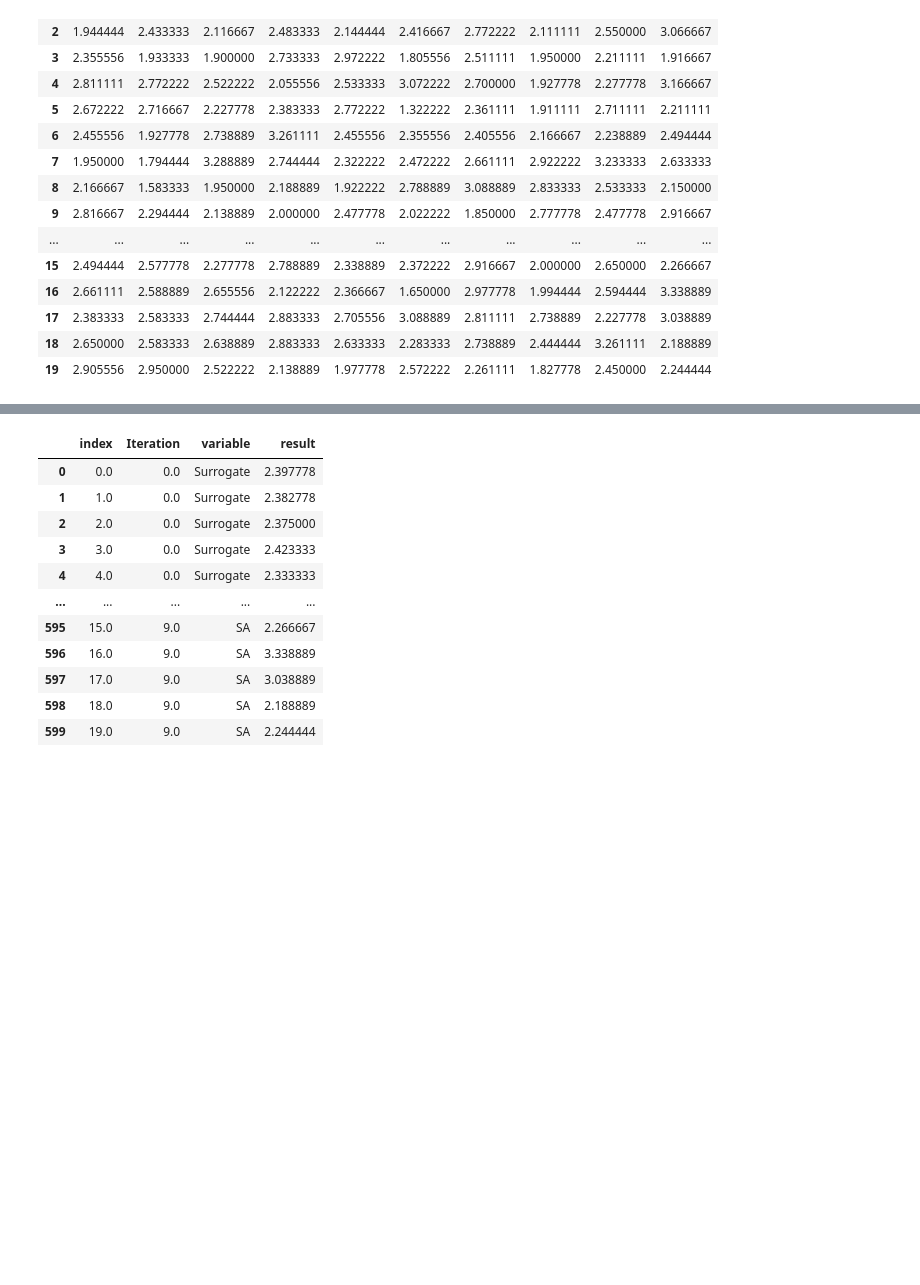
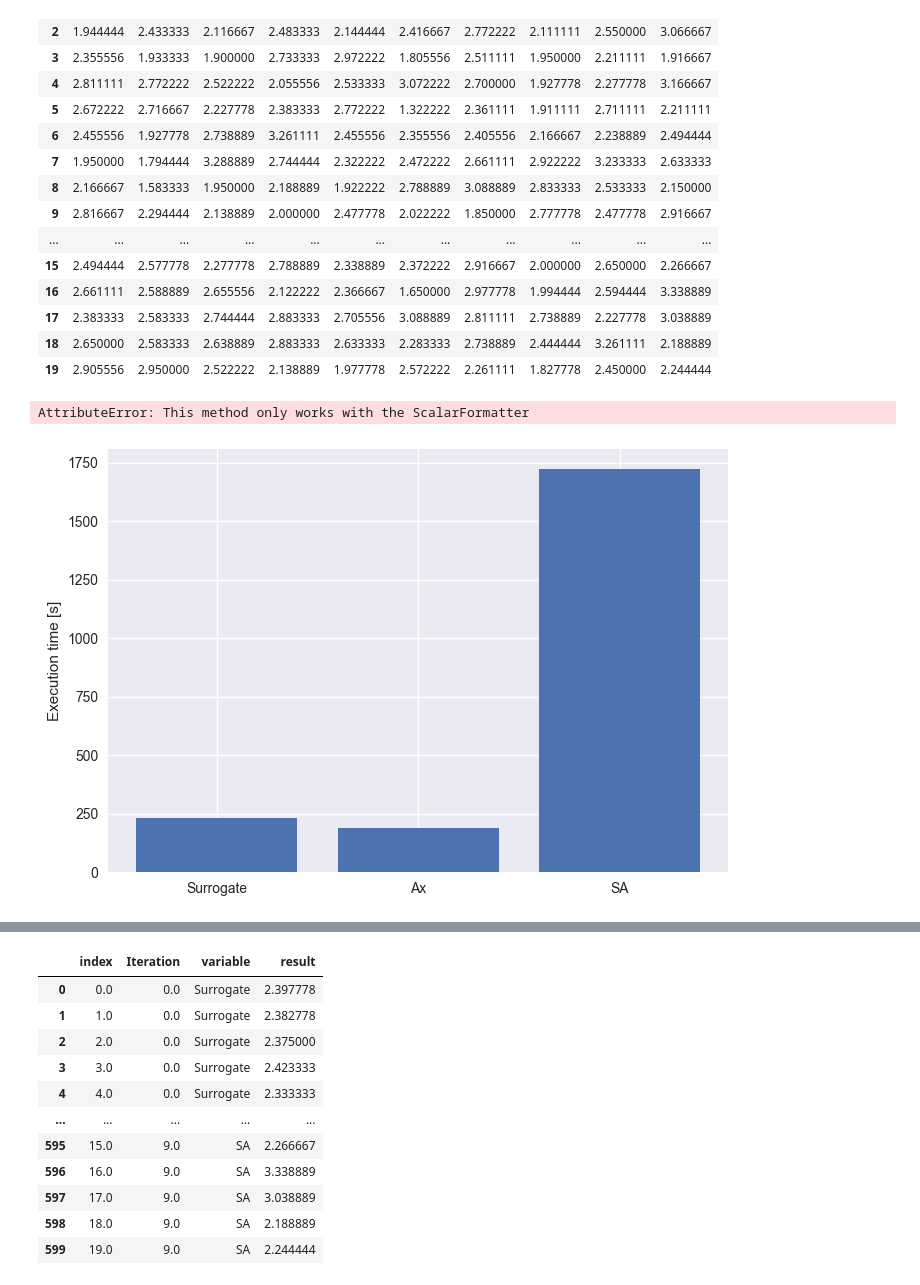
Before and after one commit to Luisenden/qnetsur, a Jupyter notebook: test.ipynb, the cells around one changed output, grey strips where cells are left out. Cells and saved outputs as stored; diff of their text form; code cells hidden in the pictures; blank space fills up the shorter version.

```diff
--- a/test.ipynb
+++ b/test.ipynb
@@ -154,3 +169,19 @@ sa_results
 | 19 | 2.905556 | 2.950000 | 2.522222 | 2.138889 | 1.977778 | 2.572222 | 2.261111 | 1.827778 | 2.450000 | 2.244444 |
 # %%
 df_plot = pd.concat([sur_df, ax_df, sa_df], axis=1).T.drop_duplicates().T.melt(id_vars=['index', 'Iteration'], value_name='result')
+# %%
+def scientific(x, pos):
+    # x:  tick value - ie. what you currently see in yticks
+    # pos: a position - ie. the index of the tick (from 0 to 9 in this example)
+    return '%.2e' % x
+
+from matplotlib.ticker import FuncFormatter
+plt.bar(x=['Surrogate', 'Ax', 'SA'], height=[raw_data[1] for raw_data in [sur_loaded_data, ax_loaded_data, sa_loaded_data]])
+plt.ylabel('Execution time [s]')
+plt.ticklabel_format(axis='both', style='sci')
+# scientific_formatter = FuncFormatter(scientific)
+# plt.gca().yaxis.set_major_formatter(scientific_formatter)
+#plt.yscale('symlog')
+# %% [output]
+AttributeError: This method only works with the ScalarFormatter
+[figure, added]
```
Also changed, not shown: parts of 13 cells of this notebook, 1 other file.
